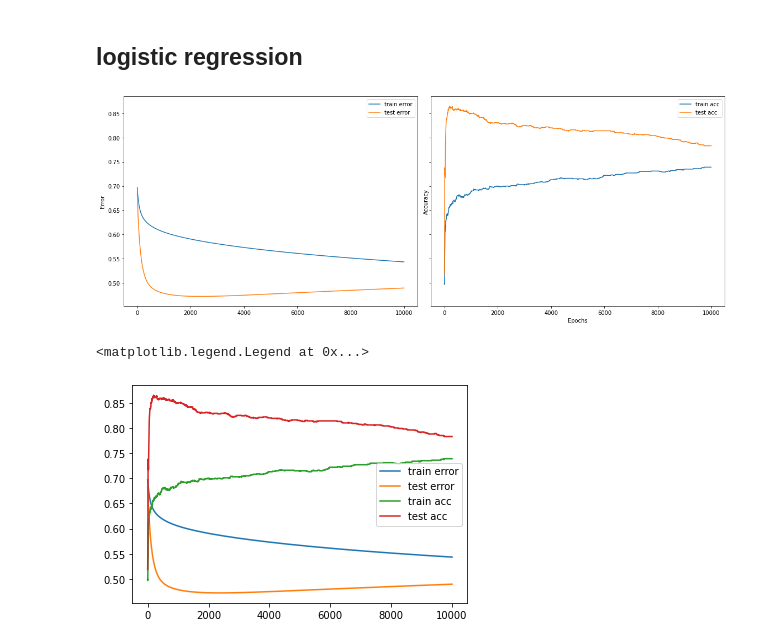
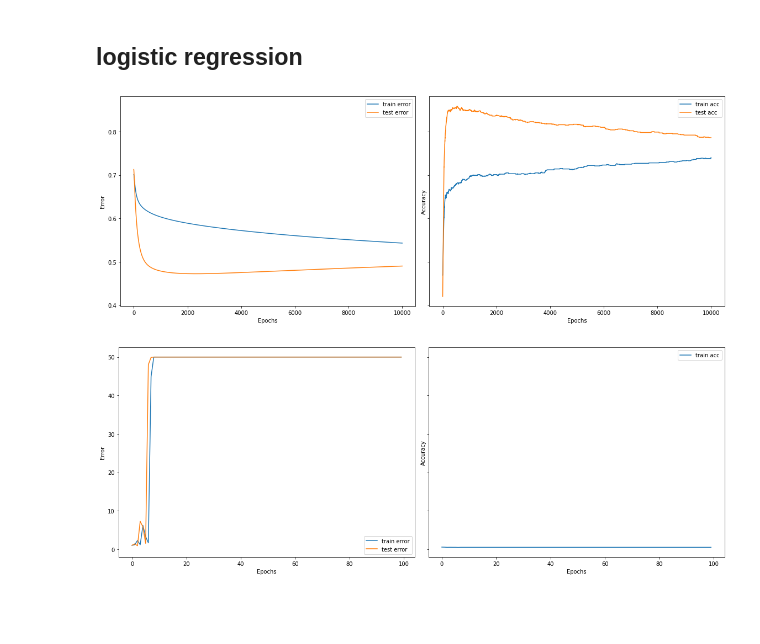
Before and after one commit to kcniii/mlo, a Jupyter notebook: hw8/logistic_regression_with_early_stopping.ipynb, the cells around one changed output. Drawn from its saved outputs; the diff is of its cells as text; code cells hidden in the pictures; blank space fills up the shorter version.

Commit message:
model down,  but the pro2 still have problems. It is obivous in the figures.

```diff
--- a/hw8/logistic_regression_with_early_stopping.ipynb
+++ b/hw8/logistic_regression_with_early_stopping.ipynb
@@ -103,15 +106,15 @@ size test set: torch.Size([1000, 784])
 # %%
 
 class Net(nn.Module):
-    def __init__(self):
+    def __init__(self,input_size,output_size):
         super(Net, self).__init__()
-        self.fc1 = nn.Linear(28*28, 1)
+        self.fc1 = nn.Linear(input_size, output_size)
 
     def forward(self, x):
         output = torch.sigmoid(self.fc1(x))
         return output
 
-net = Net()
+net = Net(28*28,1)
 
 import torch.optim as optim
 criterion = nn.BCELoss()
@@ -151,13 +154,11 @@ for epochs in range(max_epochs):
 # %%
 import matplotlib.pyplot as plt
 
-# Assuming you have train_errors, test_errors, train_accs, and test_accs defined
-
-# Plotting errors
 fig, (ax1, ax2) = plt.subplots(1, 2, figsize=(16, 6), sharey=True)
 
 ax1.plot(train_errors, label='train error')
 ax1.plot(test_errors, label='test error')
+ax1.set_xlabel('Epochs')
 ax1.set_ylabel('Error')
 ax1.legend()
 
@@ -171,4 +172,4 @@ ax2.legend()
 plt.tight_layout()
 plt.show()
 # %% [output]
-[figure, old version]
+[figure, new version]
@@ -175,14 +227,22 @@ plt.show()
 # %%
-# plot triaining error vs epochs
 import matplotlib.pyplot as plt
-fig,ax = plt.subplots()
 
-plt.plot(train_errors,label='train error')
-plt.plot(test_errors,label='test error')
+fig, (ax1, ax2) = plt.subplots(1, 2, figsize=(16, 6), sharey=True)
 
-plt.plot(train_accs,label='train acc')
-plt.plot(test_accs,label='test acc')
-plt.legend()
+ax1.plot(train_errors, label='train error')
+ax1.plot(test_errors, label='test error')
+ax1.set_xlabel('Epochs')
+ax1.set_ylabel('Error')
+ax1.legend()
+
+# Plotting accuracies
+ax2.plot(train_accs, label='train acc')
+# ax2.plot(test_accs, label='test acc')
+ax2.set_xlabel('Epochs')
+ax2.set_ylabel('Accuracy')
+ax2.legend()
+
+plt.tight_layout()
+plt.show()
 # %% [output]
-<matplotlib.legend.Legend at 0x...>
-[figure, old version]
+[figure, new version]
```
Also changed, not shown: parts of 2 cells of this notebook.
